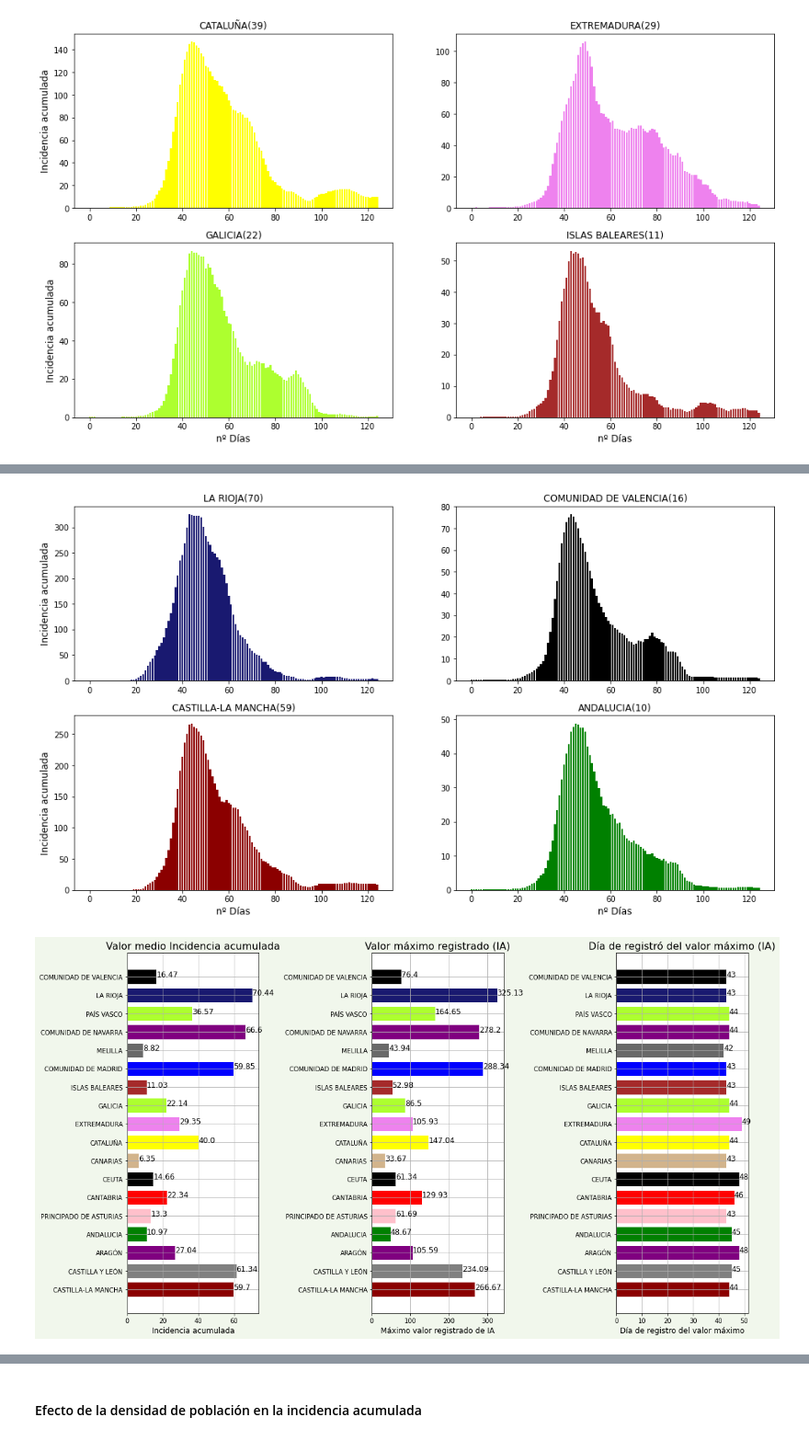
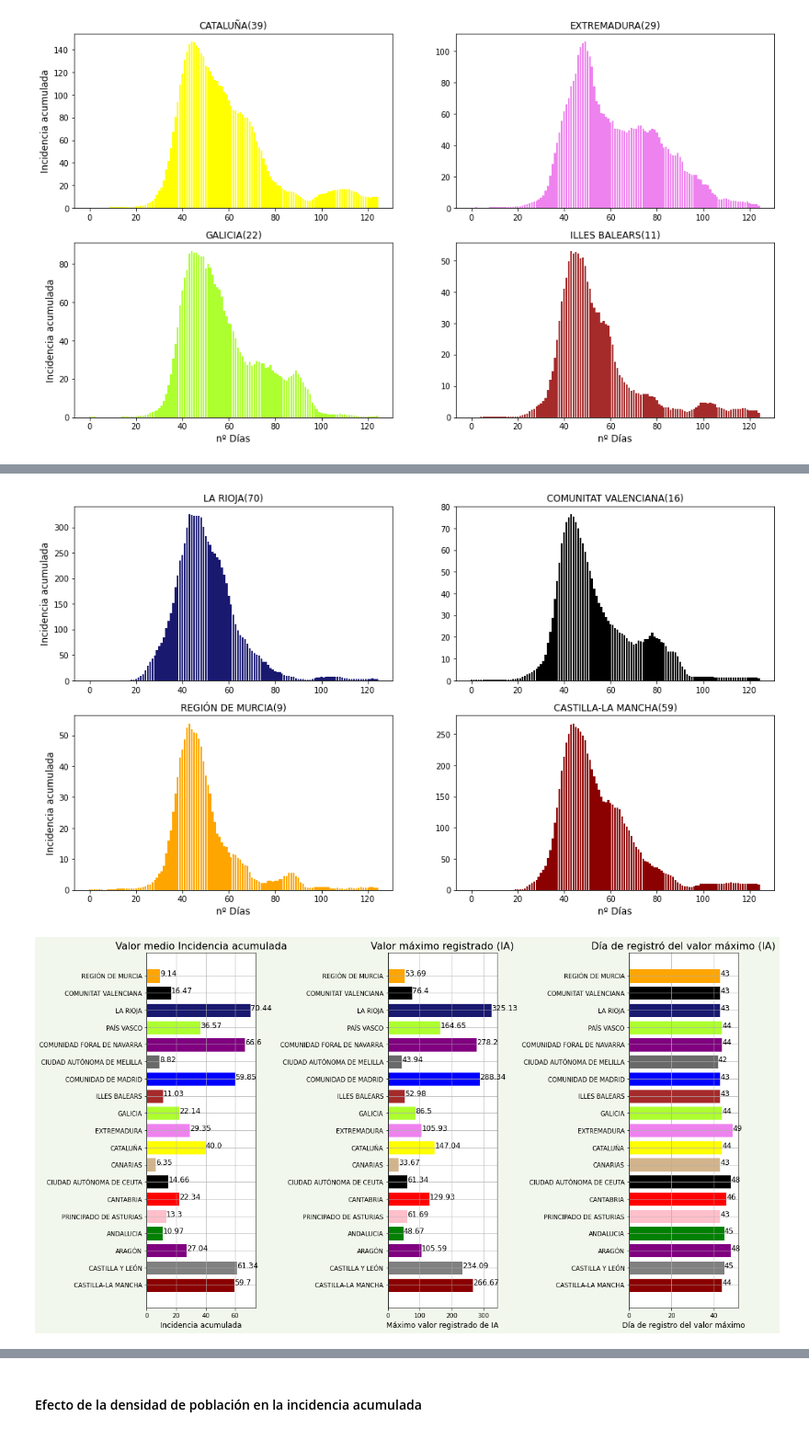
Before and after one commit to AlbertoMatogo/Analisis-covid19-Spain-primeraOla, a Jupyter notebook: Analisis_com_aut.ipynb, the cells around one changed output, grey strips where cells are left out. Shown at 92% size. Saved outputs shown, nothing was run; the diff lists cells and outputs as text; code cells hidden in the pictures.

```diff
--- a/Analisis_com_aut.ipynb
+++ b/Analisis_com_aut.ipynb
@@ -79,21 +79,21 @@ CA_Dict1={
     'AR':["ARAGÓN",1319291,27.86,44.93,45.70,21.73,145.47],
     'AS':["PRINCIPADO DE ASTURIAS",1022800,96.08,48.54,49.96,26.09,224.57],
     'CB':["CANTABRIA",581078,109.55,45.85,46.91,22.29,159.29],
-    'CE':["CEUTA",84777,4210.10,37.94,37.71,12.42,58.38],
+    'CE':["CIUDAD AUTÓNOMA DE CEUTA",84777,4210.10,37.94,37.71,12.42,58.38],
     'CL':["CASTILLA Y LEÓN",2399548,25.42,47.73,49.16,25.51,201.03],
     'CM':["CASTILLA-LA MANCHA",2032863,25.74,43.28,43.82,19.08,119.17],
     'CN':["CANARIAS",2153389,292.19,42.83,43.65,16.54,119.17],
     'CT':["CATALUÑA",7675217,242.28,42.95,43.53,19.22,117.54],
     'EX':["EXTREMADURA",1067710,25.56,44.63,45.62,20.89,144.29],
     'GA':["GALICIA",2699499,91.35,47.48,48.27,25.44,202.17],
-    'IB':["ISLAS BALEARES",1149460,234.68,42.68,41.96,15.97,102.19],
-    'MC':["COMUNIDAD DE MURCIA",1493898,133.57,40.75,41.33,15.89,87.86],
+    'IB':["ILLES BALEARS",1149460,234.68,42.68,41.96,15.97,102.19],
+    'MC':["REGIÓN DE MURCIA",1493898,133.57,40.75,41.33,15.89,87.86],
     'MD':["COMUNIDAD DE MADRID",6663394,844.53,42.52,43.09,17.98,110.83],
-    'ML':["MELILLA",86487,7256.33,35.72,34.37,11.09,44.56],
-    'NC':["COMUNIDAD DE NAVARRA",654214,63.63,43.42,44.30,19.96,121.58],
+    'ML':["CIUDAD AUTÓNOMA DE MELILLA",86487,7256.33,35.72,34.37,11.09,44.56],
+    'NC':["COMUNIDAD FORAL DE NAVARRA",654214,63.63,43.42,44.30,19.96,121.58],
     'PV':["PAÍS VASCO",2207776,306.95,45.62,46.96,22.84,154.01],
     'RI':["LA RIOJA",316798,63.41,44.64,45.96,21.27,138.29],
-    'VC':["COMUNIDAD DE VALENCIA",5003769,217.47,43.57,44.44,19.67,125.22]
+    'VC':["COMUNITAT VALENCIANA",5003769,217.47,43.57,44.44,19.67,125.22]
 }
 # %%
 #Transformar el Diccionario a DataFrame
@@ -175,7 +175,7 @@ $\displaystyle I={\frac{C_7}{C_7+Población}} \cdot 100000$
 #Función que calcula las incidencias acumuladas con periodo 7 días
 def Incidencia_acumulada(factor=100000):
     comunidades_T=["CM","CL","AR",'AN','AS','CB','CE','CN',
-                'CT','EX', 'GA','IB','MD','ML','NC','PV','RI','VC']
+                'CT','EX', 'GA','IB','MD','ML','NC','PV','RI','VC','MC']
     m=0
     for c  in comunidades_T:
 
@@ -261,7 +261,8 @@ Dic_color={
     'NC':'purple',
     'PV':'greenyellow',
     'RI':'midnightblue',
-    'VC':'black'
+    'VC':'black',
+    'MC':'Orange'
     }
 # %%
 def rep_casosdiarios(comunidades=["CM","CL","AR",'AN']):
@@ -354,7 +355,7 @@ rep_casosdiarios_corregidos(['RI','VC',"CM","CL"])
 Lis_m_d=[]
 fig, ax = plt.subplots(figsize=(16,9))
 fig.set_facecolor("#f1f7ec")
-for i in ['CM','CL','AR','AN','AS','CB','CE','CN','CT','EX', 'GA','IB','MD','ML','NC','PV','RI','VC']:
+for i in ["CM","CL","AR",'AN','AS','CB','CE','CN','CT','EX', 'GA','IB','MD','ML','NC','PV','RI','VC','MC']:
     y=data[data["ccaa_iso"]==i]['num_casos'][7:125]
     y=y.mean()
     ax.barh(CA_Dict1[i][0],y,color=Dic_color[i],edgecolor ='black',align='center')
@@ -417,39 +418,39 @@ rep_IncidenciaAcumulada(['MD','ML','NC','PV'])
 # %%
-rep_IncidenciaAcumulada(['RI','VC','CM','AN'])
+rep_IncidenciaAcumulada(['RI','VC','MC','CM'])
 # %% [output]
-[figure, old version]
+[figure, new version]
 # %%
 #Se procede a analizar el valor medio de incidencia acumulada, valor máximo
 #Se procede a analizar el valor medio de incidencia acumulada, valor máximo de incidencia acumulada, Día en el
 #que se alcanza dicho valor máximo
 fig, axs = plt.subplots(nrows=1, ncols=3,squeeze=False,constrained_layout=False,figsize=(16,9))
 fig.set_facecolor("#f1f7ec")
-for i in ['CM','CL','AR','AN','AS','CB','CE','CN','CT','EX', 'GA','IB','MD','ML','NC','PV','RI','VC']:
+for i in ['CM','CL','AR','AN','AS','CB','CE','CN','CT','EX', 'GA','IB','MD','ML','NC','PV','RI','VC','MC']:
     y=DF_IncidenciaAcum[i][0:125]
     y_med=y.mean()
     y_max=y.max()
     y_dia_max=DF_IncidenciaAcum[i][0:125].argmax()
     axs[0][0].barh(CA_Dict1[i][0],y_med,color=Dic_color[i],edgecolor ='white',align='center')
     axs[0][0].set_title('Valor medio Incidencia acumulada',fontsize=16)
     axs[0][0].text(y_med, CA_Dict1[i][0], str(round(y_med,2)),fontsize=12)
     axs[0][0].set_xlabel('Incidencia acumulada', fontsize=12)
     axs[0][0].grid(True)
 
     axs[0][1].barh(CA_Dict1[i][0],y_max,color=Dic_color[i],edgecolor ='white',align='center')
     axs[0][1].set_title('Valor máximo registrado (IA)',fontsize=16)
     axs[0][1].text(y_max, CA_Dict1[i][0], str(round(y_max,2)),fontsize=12)
     axs[0][1].set_xlabel('Máximo valor registrado de IA', fontsize=12)
     axs[0][1].grid(True)
 
     axs[0][2].barh(CA_Dict1[i][0],y_dia_max,color=Dic_color[i],edgecolor ='white',align='center')
     axs[0][2].set_title('Día de registró del valor máximo (IA)',fontsize=16)
     axs[0][2].text(y_dia_max, CA_Dict1[i][0], str(round(y_dia_max,2)),fontsize=12)
     axs[0][2].set_xlabel('Día de registro del valor máximo', fontsize=12)
     axs[0][2].grid(True)
 fig.tight_layout()
 plt.show()
 # %% [output]
-[figure, old version]
+[figure, new version]
 # %%
 #Obtención de una lista con todos los valores.
 #L_valor_medio
```
Also changed, not shown: parts of 28 cells of this notebook, 4 other files.
